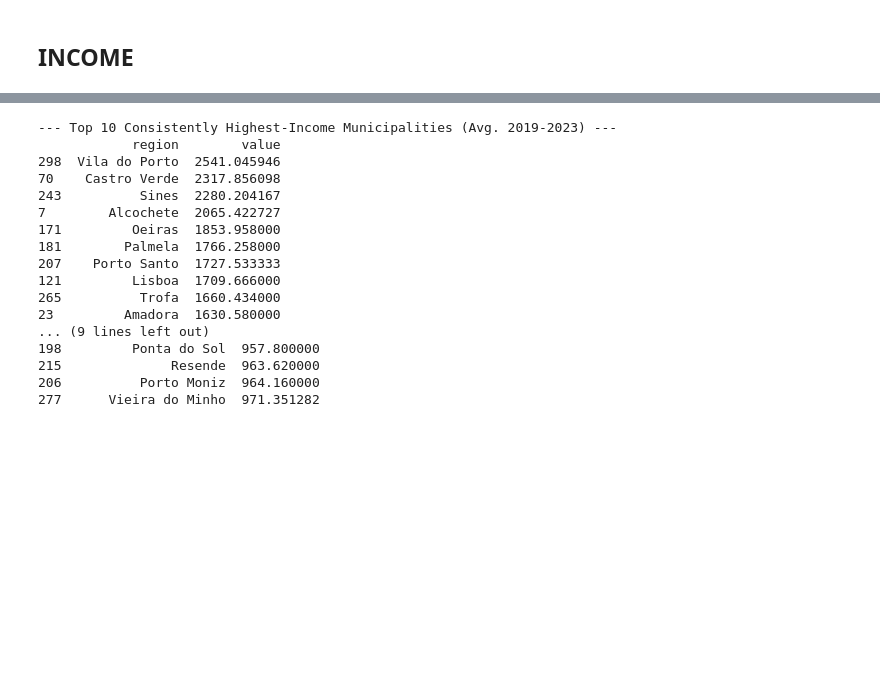
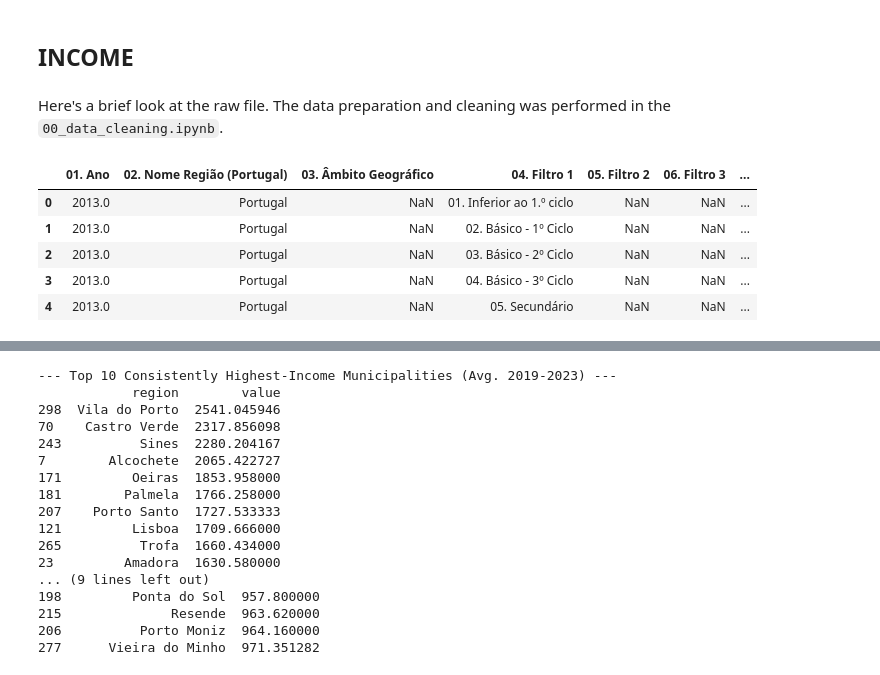
Before and after one commit to Shushunya/FCD-housing-prices, a Jupyter notebook: code/notebooks/eda/01_eda.ipynb, the cells around one changed output, grey strips where cells are left out. Cells and saved outputs as stored; diff of their text form; code cells hidden in the pictures; blank space fills up the shorter version.

```diff
--- a/code/eda.ipynb
+++ b/code/notebooks/eda/01_eda.ipynb
@@ -263,5 +184,14 @@ Alcácer do Sal                22.0  1078.91  242.91   789.00   857.75  1039.50
 # %% [markdown]
 ## INCOME
+# %% [markdown]
+Here's a brief look at the raw file. The data preparation and cleaning was performed in the `00_data_cleaning.ipynb`.
 # %%
 income_raw_df = pd.read_csv(INCOME_RAW_FILE, encoding="utf-8")
-# income_raw_df.head()
+income_raw_df.head()
+# %% [output]
+|  | 01. Ano | 02. Nome Região (Portugal) | 03. Âmbito Geográfico | 04. Filtro 1 | 05. Filtro 2 | 06. Filtro 3 | ... |
+| 0 | 2013.0 | Portugal | NaN | 01. Inferior ao 1.º ciclo | NaN | NaN | ... |
+| 1 | 2013.0 | Portugal | NaN | 02. Básico - 1º Ciclo | NaN | NaN | ... |
+| 2 | 2013.0 | Portugal | NaN | 03. Básico - 2º Ciclo | NaN | NaN | ... |
+| 3 | 2013.0 | Portugal | NaN | 04. Básico - 3º Ciclo | NaN | NaN | ... |
+| 4 | 2013.0 | Portugal | NaN | 05. Secundário | NaN | NaN | ... |
```
Also changed, not shown: parts of 26 cells of this notebook, 9 other files.
